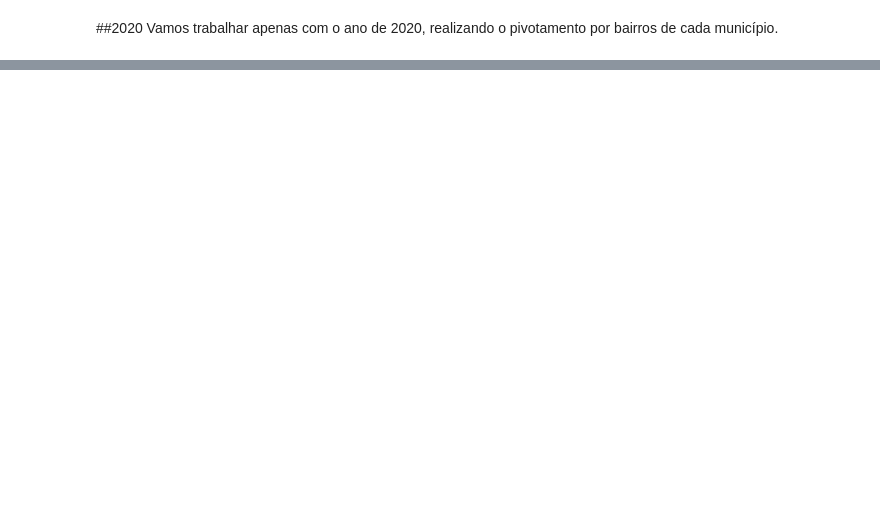
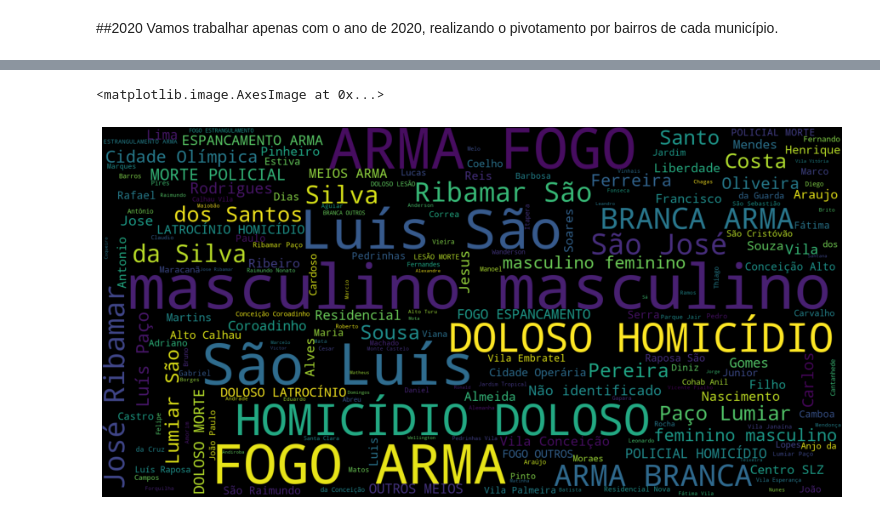
Before and after one commit to jonhsel/Data-Science, a Jupyter notebook: São_Luís_Análise_de_Violência.ipynb, the cells around one changed output, grey strips where cells are left out. Cells and saved outputs as stored; diff of their text form; code cells hidden in the pictures; blank space fills up the shorter version.

```diff
--- a/São_Luís_Análise_de_Violência.ipynb
+++ b/São_Luís_Análise_de_Violência.ipynb
@@ -621,0 +649,2 @@ fig.tight_layout()
+# %%
+df_worldcloud = df_worldcloud[['Vítima', 'Sexo', 'Causa_morte','Local', 'Município', 'Classificação']]
@@ -621,0 +681,2 @@ fig.tight_layout()
+# %%
+df_worldcloud.dropna(axis=0,inplace=True )
@@ -621,0 +702,5 @@ fig.tight_layout()
+# %%
+lista = []
+for i in df_worldcloud.columns:
+    text = " ".join(s for s in df_worldcloud[i])
+    lista.append(text)
@@ -621,0 +716,23 @@ fig.tight_layout()
+# %%
+texto2 = str(lista)
+# %%
+#Definir as stopwords
+stopwords = set(STOPWORDS)
+stopwords.update(['de', 'NI'])
+
+
+#Criar a nuvem de palavras
+wordcloud = WordCloud(stopwords = stopwords,
+                      background_color='black',
+                      width=1600, height=800).generate(texto2)
+
+
+#criar a imagem
+fig, ax = plt.subplots(figsize=(16,8))
+ax.imshow(wordcloud, interpolation='bilinear')
+ax.set_axis_off()
+
+plt.imshow(wordcloud)
+# %% [output]
+<matplotlib.image.AxesImage at 0x...>
+[figure, added]
```
Also changed, not shown: parts of 40 cells of this notebook.
